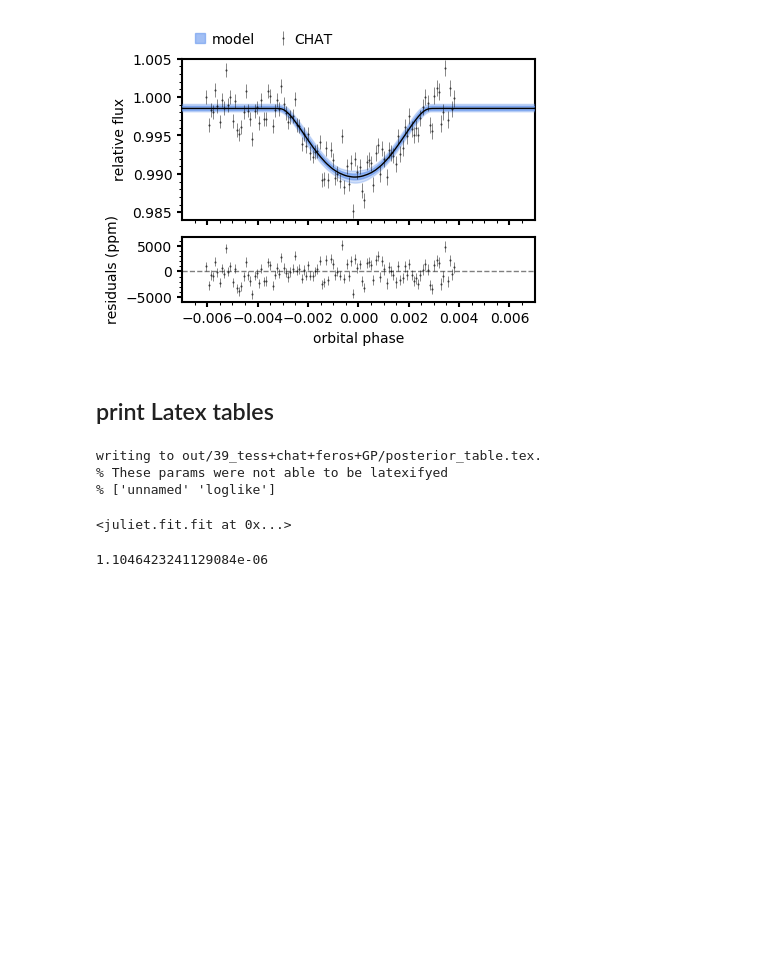
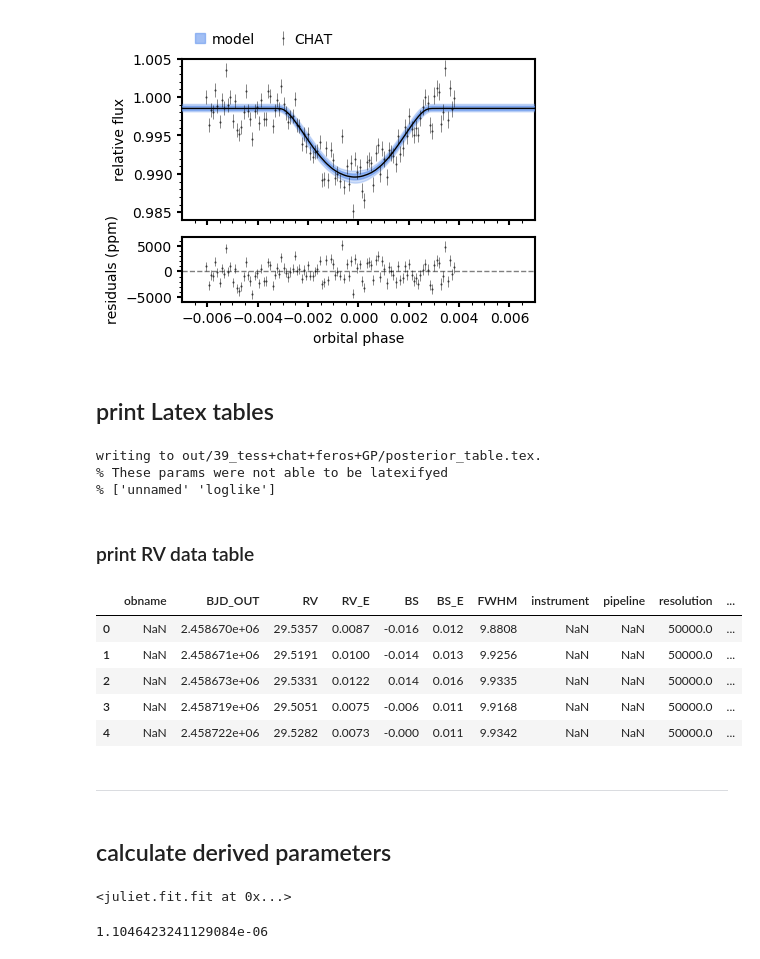
Before and after one commit to matiscke/eccentricWarmJupiter, a Jupyter notebook: 20200312_WINEpaper.ipynb, the cells around one changed output. Saved outputs shown, nothing was run; the diff lists cells and outputs as text; code cells hidden in the pictures; blank space fills up the shorter version.

Commit message:
new fun to print Latex RV table

```diff
--- a/20200312_WINEpaper.ipynb
+++ b/20200312_WINEpaper.ipynb
@@ -137,3 +137,17 @@ latextable.print_posterior_table(dataset, results, precision=2)
 writing to out/39_tess+chat+feros+GP/posterior_table.tex.
 % These params were not able to be latexifyed
 % ['unnamed' 'loglike']
+# %% [markdown]
+### print RV data table
+# %%
+activityFile = 'data/TIC237913194_activity.dat'
+feros_dat = np.genfromtxt(activityFile, names=True)
+feros_dat = pd.DataFrame(feros_dat).replace(-999, np.nan)
+feros_dat.head()
+# %% [output]
+|  | obname | BJD_OUT | RV | RV_E | BS | BS_E | FWHM | instrument | pipeline | resolution | ... |
+| 0 | NaN | 2.458670e+06 | 29.5357 | 0.0087 | -0.016 | 0.012 | 9.8808 | NaN | NaN | 50000.0 | ... |
+| 1 | NaN | 2.458671e+06 | 29.5191 | 0.0100 | -0.014 | 0.013 | 9.9256 | NaN | NaN | 50000.0 | ... |
+| 2 | NaN | 2.458673e+06 | 29.5331 | 0.0122 | 0.014 | 0.016 | 9.9335 | NaN | NaN | 50000.0 | ... |
+| 3 | NaN | 2.458719e+06 | 29.5051 | 0.0075 | -0.006 | 0.011 | 9.9168 | NaN | NaN | 50000.0 | ... |
+| 4 | NaN | 2.458722e+06 | 29.5282 | 0.0073 | -0.000 | 0.011 | 9.9342 | NaN | NaN | 50000.0 | ... |
@@ -140,3 +156,7 @@ writing to out/39_tess+chat+feros+GP/posterior_table.tex.
+# %% [markdown]
+--------------------------------------
+# %% [markdown]
+## calculate derived parameters
 # %%
 get_planetaryparams(dataset, results, mass_star=[m_s,m_s_e],
                                   radius_star=[r_s,r_s_e], teff_star=teff_star, vsini_star=vsini_star)
```
Also changed, not shown: parts of 5 cells of this notebook, 1 other file.
